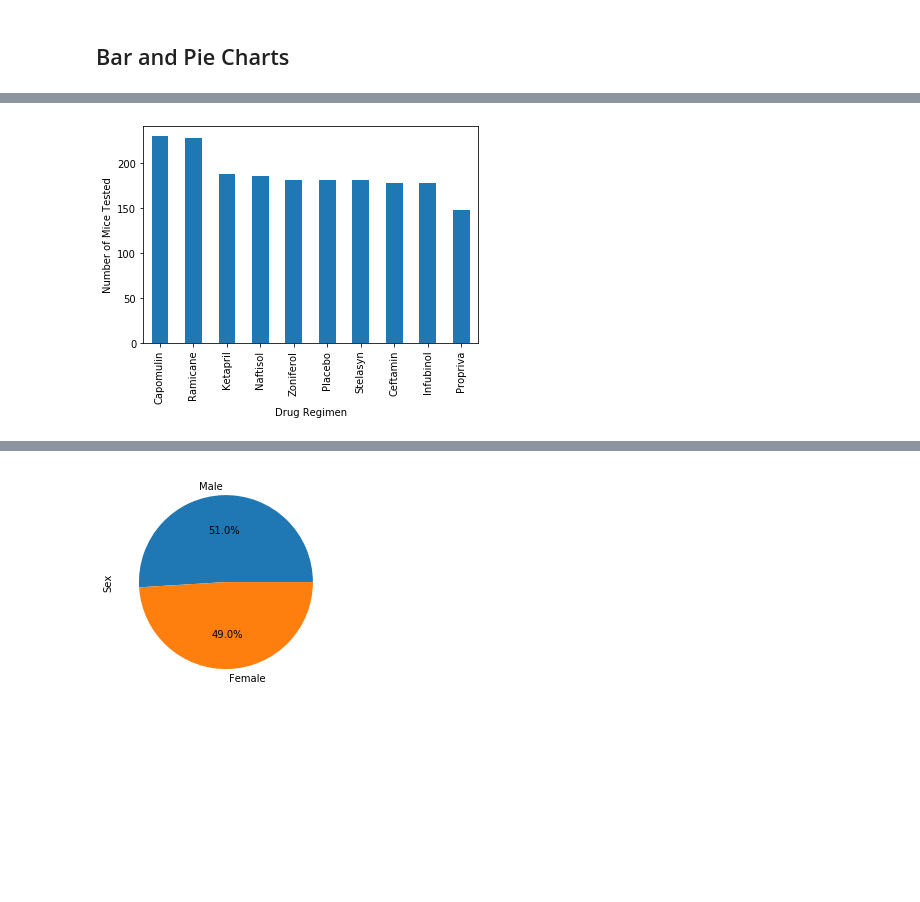
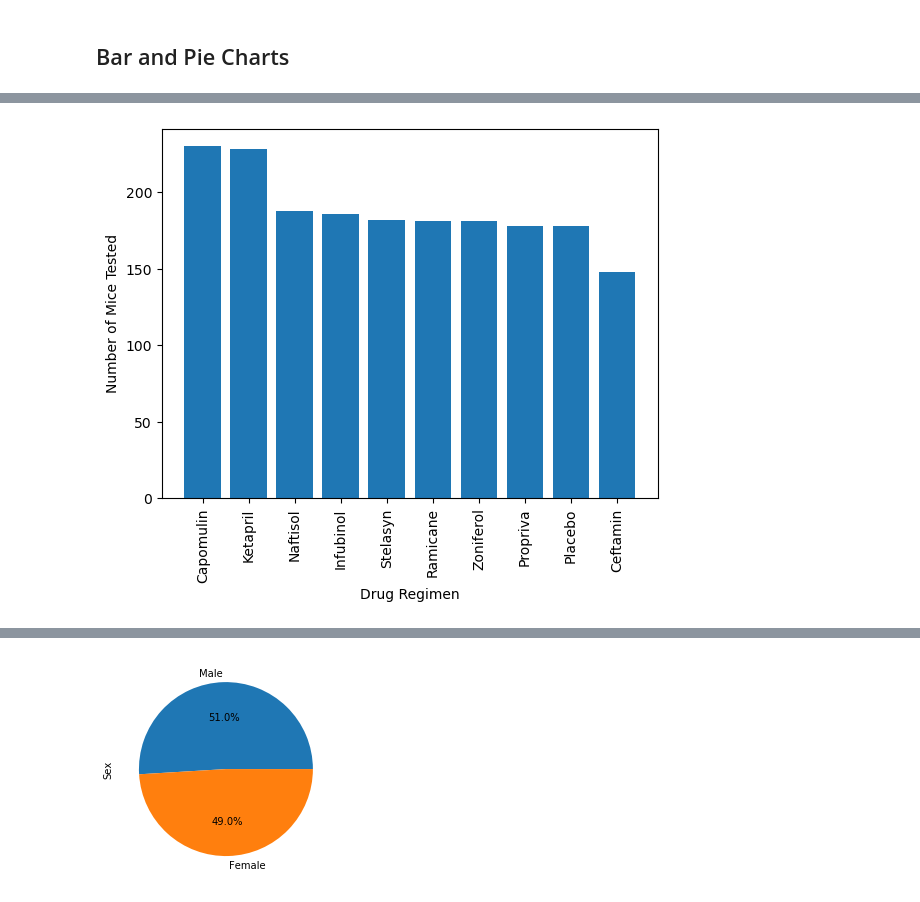
Before and after one commit to m-lohr/matplotlib-challenge, a Jupyter notebook: Pymaceuticals/pymaceuticals.ipynb, the cells around one changed output, grey strips where cells are left out. Drawn from its saved outputs; the diff is of its cells as text; code cells hidden in the pictures; blank space fills up the shorter version.

```diff
--- a/Pymaceuticals/pymaceuticals.ipynb
+++ b/Pymaceuticals/pymaceuticals.ipynb
@@ -137,3 +151,13 @@ number_clean
 | Zoniferol | 53.236507 | 51.818479 | 48.533355 | 6.966589 | 0.516398 |
 # %% [markdown]
 ## Bar and Pie Charts
+# %%
+# Generate a bar plot showing the total number of timepoints for all mice tested for each drug regimen using Pandas.
+drugs_list = clean_df["Drug Regimen"].unique()
+count = pd.DataFrame({"Drug Regimen":drugs_list, "Totals":pd.Series(clean_df["Drug Regimen"]).value_counts()})
+count = count.set_index("Drug Regimen")
+count_list = count["Totals"]
+
+pd_bar = count.plot.bar()
+pd_bar.set_xlabel("Drug Regimen")
+pd_bar.set_ylabel("Number of Mice Tested")
@@ -140,4 +167,9 @@ number_clean
 # %%
-# Generate a bar plot showing the total number of timepoints for all mice tested for each drug regimen using Pandas.
+# Generate a bar plot showing the total number of timepoints for all mice tested for each drug regimen using pyplot.
+plt.bar(drugs_list, count_list, align="center")
+plt.xlabel("Drug Regimen")
+plt.ylabel("Number of Mice Tested")
+plt.xticks(rotation = 90)
+plt.show()
 # %% [output]
-[figure, old version]
+[figure, new version]
```
Also changed, not shown: parts of 6 cells of this notebook.
